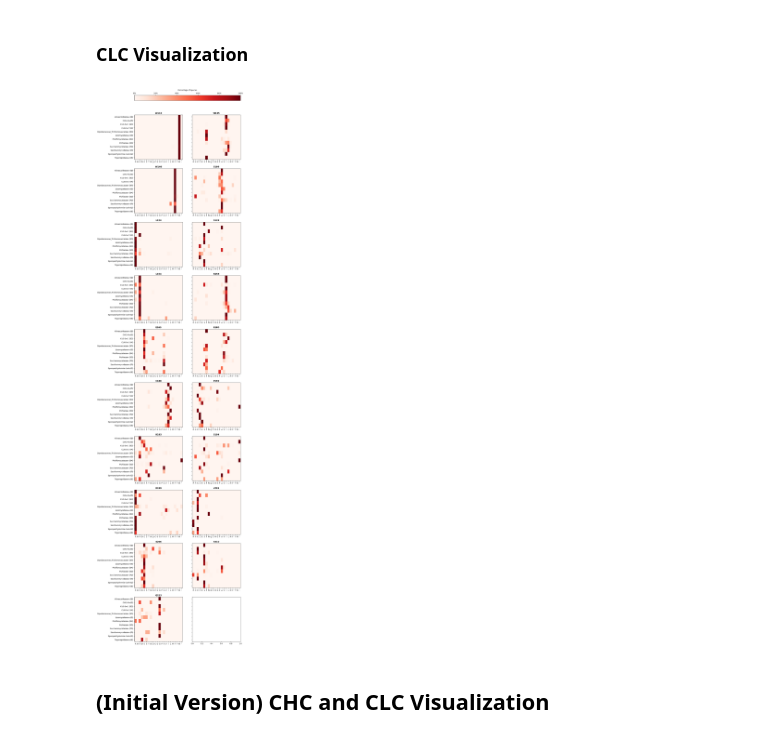
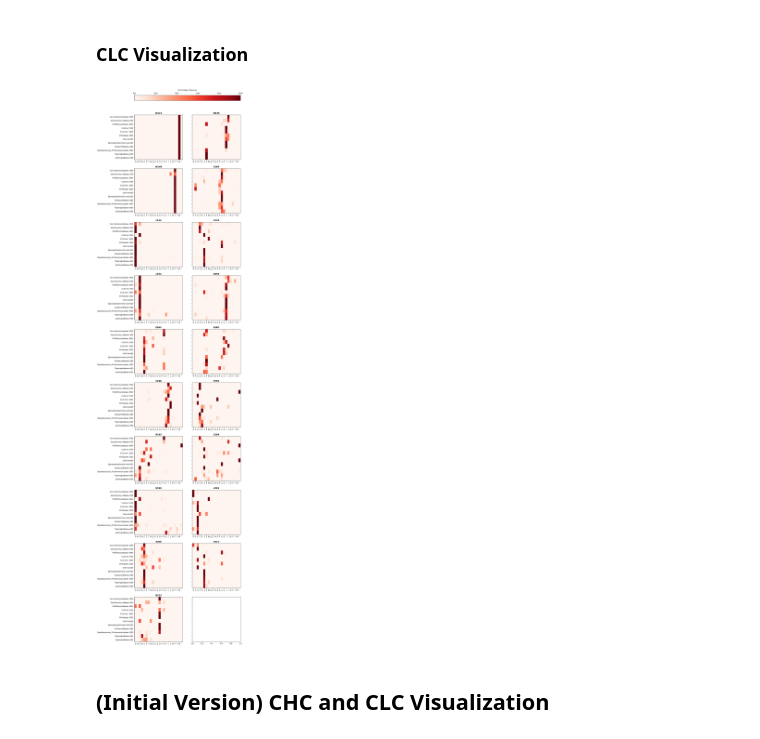
Before and after one commit to GeorgeCrawford15/yeast-clathrin-conservation, a Jupyter notebook: clathrin-chains-conservation.ipynb, the cells around one changed output. Saved outputs shown, nothing was run; the diff lists cells and outputs as text; code cells hidden in the pictures.

```diff
--- a/clathrin-chains-conservation.ipynb
+++ b/clathrin-chains-conservation.ipynb
@@ -192,22 +192,22 @@ W at position 135
 W at position 146
 W at position 181
 # %%
-clade_paths = {
-    'Alloascoideaceae': './data/CLC1-fastas-by-clade/Alloascoideaceae_aligned_CLCs.fasta',
-    'CUG-Ala': './data/CLC1-fastas-by-clade/CUG-Ala_aligned_CLCs.fasta',
-    'CUG-Ser1': './data/CLC1-fastas-by-clade/CUG-Ser1_aligned_CLCs.fasta',
-    'CUG-Ser2': './data/CLC1-fastas-by-clade/CUG-Ser2_aligned_CLCs.fasta',
-    'Dipodascaceae_Trichomonascaceae': './data/CLC1-fastas-by-clade/Dipodascaceae_Trichomonascaceae_aligned_CLCs.fasta',
-    'Lipomycetaceae': './data/CLC1-fastas-by-clade/Lipomycetaceae_aligned_CLCs.fasta',
-    'Phaffomycetaceae': './data/CLC1-fastas-by-clade/Phaffomycetaceae_aligned_CLCs.fasta',
-    'Pichiaceae': './data/CLC1-fastas-by-clade/Pichiaceae_aligned_CLCs.fasta',
+CLC_clade_paths = {
     'Saccharomycetaceae': './data/CLC1-fastas-by-clade/Saccharomycetaceae_aligned_CLCs.fasta',
     'Saccharomycodaceae': './data/CLC1-fastas-by-clade/Saccharomycodaceae_aligned_CLCs.fasta',
+    'Phaffomycetaceae': './data/CLC1-fastas-by-clade/Phaffomycetaceae_aligned_CLCs.fasta',
+    'CUG-Ser2': './data/CLC1-fastas-by-clade/CUG-Ser2_aligned_CLCs.fasta',
+    'CUG-Ser1': './data/CLC1-fastas-by-clade/CUG-Ser1_aligned_CLCs.fasta',
+    'Pichiaceae': './data/CLC1-fastas-by-clade/Pichiaceae_aligned_CLCs.fasta',
+    'CUG-Ala': './data/CLC1-fastas-by-clade/CUG-Ala_aligned_CLCs.fasta',
     'Sporopachydermia-clade': './data/CLC1-fastas-by-clade/Sporopachydermia-clade_aligned_CLCs.fasta',
-    'Trigonopsidaceae': './data/CLC1-fastas-by-clade/Trigonopsidaceae_aligned_CLCs.fasta'
+    'Alloascoideaceae': './data/CLC1-fastas-by-clade/Alloascoideaceae_aligned_CLCs.fasta',
+    'Dipodascaceae_Trichomonascaceae': './data/CLC1-fastas-by-clade/Dipodascaceae_Trichomonascaceae_aligned_CLCs.fasta',
+    'Trigonopsidaceae': './data/CLC1-fastas-by-clade/Trigonopsidaceae_aligned_CLCs.fasta',
+    'Lipomycetaceae': './data/CLC1-fastas-by-clade/Lipomycetaceae_aligned_CLCs.fasta'
 }
 
-site_dict = {
+CLC_site_dict = {
     'W113': 367,
     'W135': 389,
     'W146': 400,
@@ -232,20 +232,20 @@ site_dict = {
 ### CLC Visualization
 # %%
 clade_residue_conservation(
-    clade_paths,
-    site_dict,
+    CLC_clade_paths,
+    CLC_site_dict,
     n_rows=10,
     n_cols=2,
     plot_width=12,
     plot_height=62,
     xaxis_size=10,
     yaxis_size=10,
     title_size=12,
     cbar_title_size=10,
     cbar_tick_size=10
 )
 # %% [output]
-[figure, old version]
+[figure, new version]
 # %% [markdown]
 ## (**Initial Version**) CHC and CLC Visualization
 # %%
```
Also changed, not shown: parts of 2 cells of this notebook.
